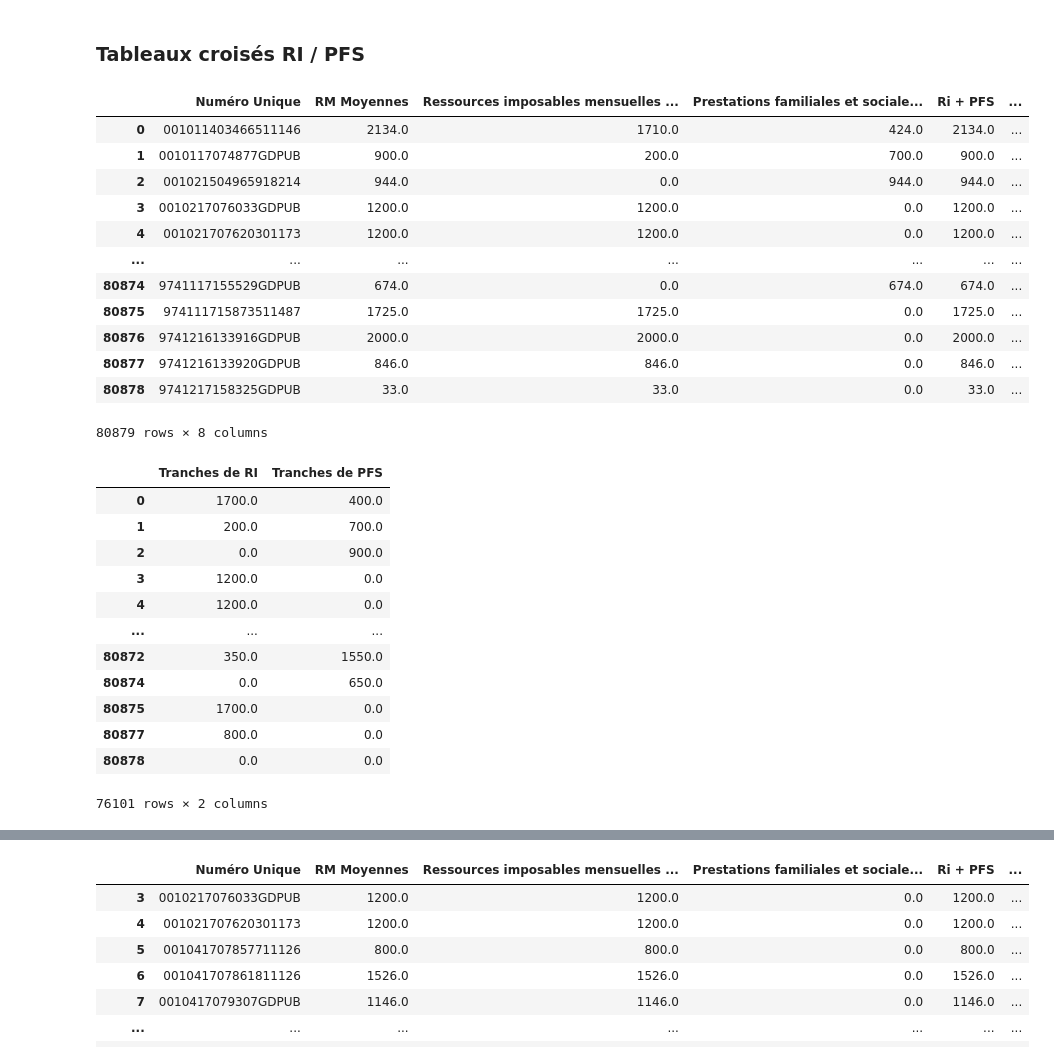
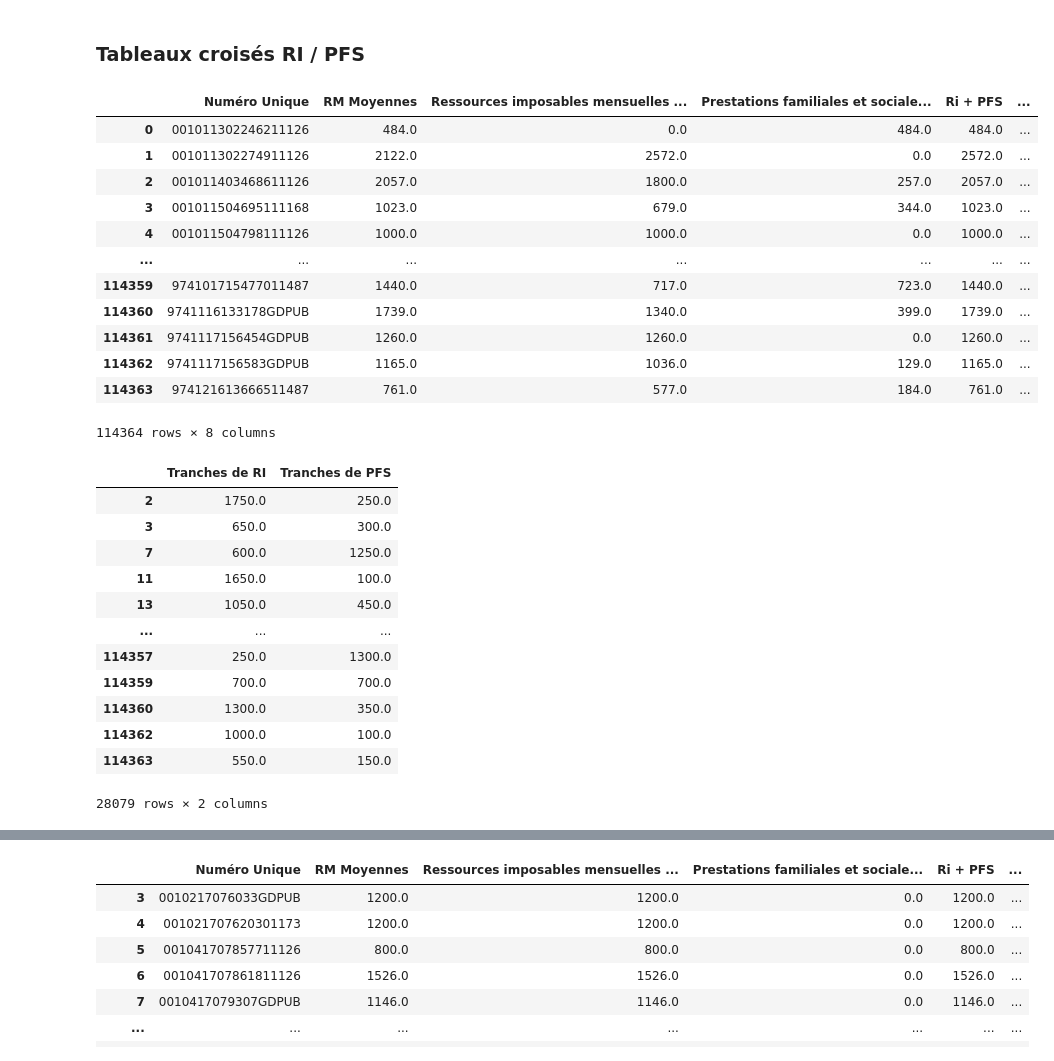
Before and after one commit to cmllbll/Social-Housing-in-France, a Jupyter notebook: Tableaux.ipynb, the cells around one changed output, grey strips where cells are left out. Saved outputs shown, nothing was run; the diff lists cells and outputs as text; code cells hidden in the pictures.

```diff
--- a/Tableaux.ipynb
+++ b/Tableaux.ipynb
@@ -6,7 +6,7 @@ from tqdm import tqdm
 # %%
 import seaborn as sns
 # %%
-dfd = pd.read_csv(r'demandeurs_4_revenus.csv', index_col = 0)
+dfd = pd.read_csv(r'demandeurs_42_69_73_74_revenus.csv', index_col = 0)
 # %%
 dfd=dfd.rename(columns={'Type de ressource\n': 'Type'})
 dfd
@@ -380,49 +380,52 @@ final.to_excel(file_name)
 # %%
 bddbis['Tranches de RI']=0
 bddbis['Tranches de PFS']=0
 
 def decoupe2(rl):
     for i in range(0, 2000, 50):
-        if i<=rl and rl<i+50:
+        if i<rl and rl<=i+50:
             return i
         elif rl>2000:
             return np.NaN
+        elif rl==0:
+            return np.NaN
+
 
 bddbis['Tranches de RI'] = bddbis['Ressources imposables mensuelles moyennes (RI)'].apply(decoupe2)
 bddbis['Tranches de PFS'] = bddbis['Prestations familiales et sociales mensuelles moyennes (PFS)'].apply(decoupe2)
 bddbis
 # %% [output]
 |  | Numéro Unique | RM Moyennes | Ressources imposables mensuelles ... | Prestations familiales et sociale... | Ri + PFS | ... |
-| 0 | 001011403466511146 | 2134.0 | 1710.0 | 424.0 | 2134.0 | ... |
-| 1 | 0010117074877GDPUB | 900.0 | 200.0 | 700.0 | 900.0 | ... |
-| 2 | 001021504965918214 | 944.0 | 0.0 | 944.0 | 944.0 | ... |
-| 3 | 0010217076033GDPUB | 1200.0 | 1200.0 | 0.0 | 1200.0 | ... |
-| 4 | 001021707620301173 | 1200.0 | 1200.0 | 0.0 | 1200.0 | ... |
+| 0 | 001011302246211126 | 484.0 | 0.0 | 484.0 | 484.0 | ... |
+| 1 | 001011302274911126 | 2122.0 | 2572.0 | 0.0 | 2572.0 | ... |
+| 2 | 001011403468611126 | 2057.0 | 1800.0 | 257.0 | 2057.0 | ... |
+| 3 | 001011504695111168 | 1023.0 | 679.0 | 344.0 | 1023.0 | ... |
+| 4 | 001011504798111126 | 1000.0 | 1000.0 | 0.0 | 1000.0 | ... |
 | ... | ... | ... | ... | ... | ... | ... |
-| 80874 | 9741117155529GDPUB | 674.0 | 0.0 | 674.0 | 674.0 | ... |
-| 80875 | 974111715873511487 | 1725.0 | 1725.0 | 0.0 | 1725.0 | ... |
-| 80876 | 9741216133916GDPUB | 2000.0 | 2000.0 | 0.0 | 2000.0 | ... |
-| 80877 | 9741216133920GDPUB | 846.0 | 846.0 | 0.0 | 846.0 | ... |
-| 80878 | 9741217158325GDPUB | 33.0 | 33.0 | 0.0 | 33.0 | ... |
+| 114359 | 974101715477011487 | 1440.0 | 717.0 | 723.0 | 1440.0 | ... |
+| 114360 | 9741116133178GDPUB | 1739.0 | 1340.0 | 399.0 | 1739.0 | ... |
+| 114361 | 9741117156454GDPUB | 1260.0 | 1260.0 | 0.0 | 1260.0 | ... |
+| 114362 | 9741117156583GDPUB | 1165.0 | 1036.0 | 129.0 | 1165.0 | ... |
+| 114363 | 974121613666511487 | 761.0 | 577.0 | 184.0 | 761.0 | ... |
-80879 rows × 8 columns
+114364 rows × 8 columns
 # %%
 tableau=bddbis[['Tranches de RI', 'Tranches de PFS']]
 tableau=tableau.dropna()
 tableau
 # %% [output]
 |  | Tranches de RI | Tranches de PFS |
-| 0 | 1700.0 | 400.0 |
-| 1 | 200.0 | 700.0 |
-| 2 | 0.0 | 900.0 |
-| 3 | 1200.0 | 0.0 |
-| 4 | 1200.0 | 0.0 |
+| 2 | 1750.0 | 250.0 |
+| 3 | 650.0 | 300.0 |
+| 7 | 600.0 | 1250.0 |
+| 11 | 1650.0 | 100.0 |
+| 13 | 1050.0 | 450.0 |
 | ... | ... | ... |
-| 80872 | 350.0 | 1550.0 |
-| 80874 | 0.0 | 650.0 |
-| 80875 | 1700.0 | 0.0 |
-| 80877 | 800.0 | 0.0 |
-| 80878 | 0.0 | 0.0 |
+| 114357 | 250.0 | 1300.0 |
+| 114359 | 700.0 | 700.0 |
+| 114360 | 1300.0 | 350.0 |
+| 114362 | 1000.0 | 100.0 |
+| 114363 | 550.0 | 150.0 |
-76101 rows × 2 columns
+28079 rows × 2 columns
 # %%
 #bddbis.pivot_table(index="Trancges de RI", columns="Tranches de PFS", values="value", aggfunc="sum")
 z=bddbis.pivot_table(index="Tranches de RI", columns="Tranches de PFS", values="Numéro Unique",  aggfunc="size", fill_value=0)
```
Also changed, not shown: parts of 21 cells of this notebook, 1 other file.
